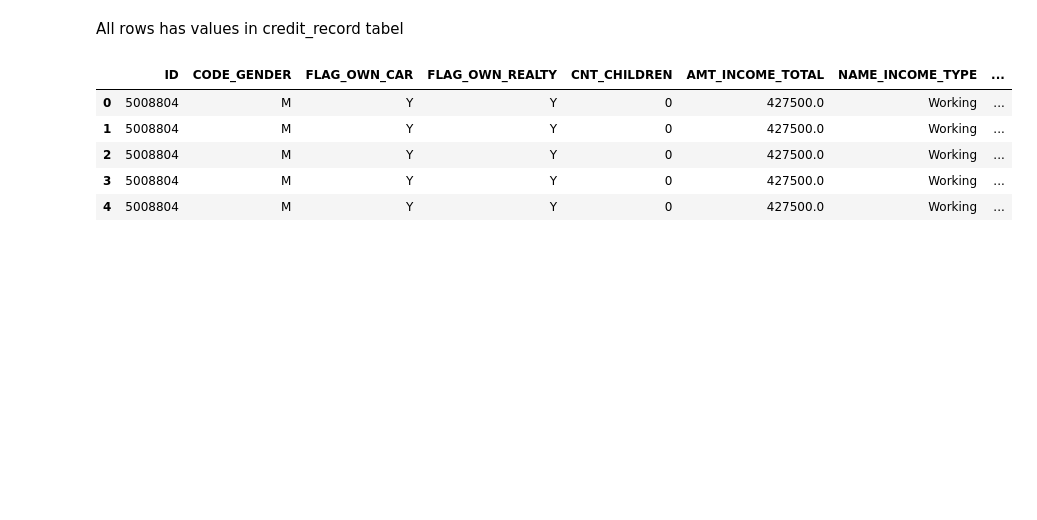
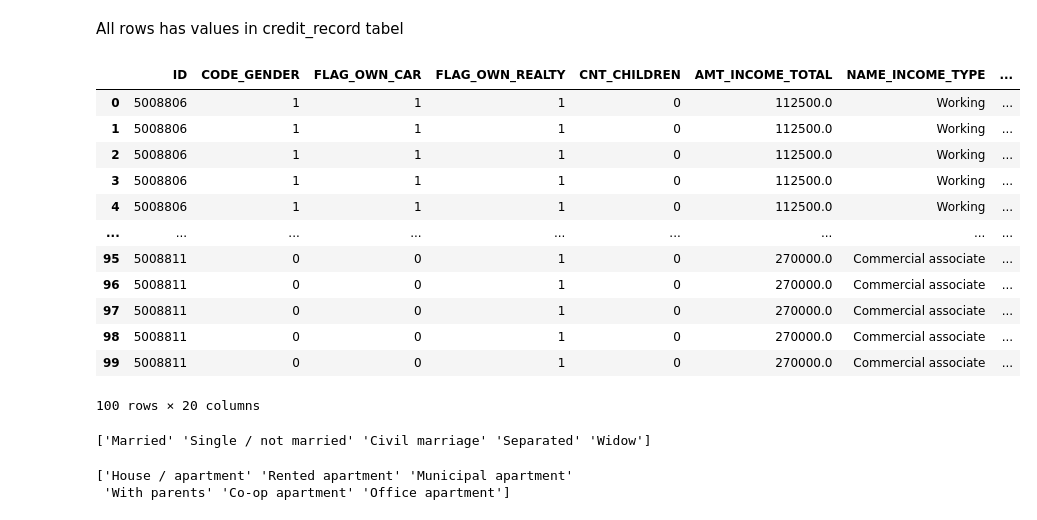
Before and after one commit to lglerdoe/ml_capstone, a Jupyter notebook: Data Wrangling & Exploration Capstone.ipynb, the cells around one changed output. Drawn from its saved outputs; the diff is of its cells as text; code cells hidden in the pictures; blank space fills up the shorter version.

Commit message:
more data clean up

```diff
--- a/Data Wrangling & Exploration Capstone.ipynb
+++ b/Data Wrangling & Exploration Capstone.ipynb
@@ -58,0 +84,20 @@ len(application_record_clean)
+# %%
+application_record_clean = application_record
+# %%
+application_record_clean.loc[application_record['CODE_GENDER'] == 'M', 'CODE_GENDER'] = 1
+application_record_clean.loc[application_record['CODE_GENDER'] == 'F', 'CODE_GENDER'] = 0
+
+application_record_clean.loc[application_record['FLAG_OWN_CAR'] == 'Y', 'FLAG_OWN_CAR'] = 1
+application_record_clean.loc[application_record['FLAG_OWN_CAR'] == 'N', 'FLAG_OWN_CAR'] = 0
+
+application_record_clean.loc[application_record['FLAG_OWN_REALTY'] == 'Y', 'FLAG_OWN_REALTY'] = 1
+application_record_clean.loc[application_record['FLAG_OWN_REALTY'] == 'N', 'FLAG_OWN_REALTY'] = 0
+
+# application_record_clean['FLAG_OWN_CAR'] = np.where(application_record_clean['FLAG_OWN_CAR'] == 'Y', 1, 0)
+# application_record_clean['FLAG_OWN_REALTY'] = np.where(application_record_clean['FLAG_OWN_REALTY'] == 'Y', 1, 0)
+
+# application_record_clean['FLAG_OWN_CAR'].replace(['Y', 'N'], [1, 0])
+# application_record_clean['FLAG_OWN_REALTY'] = application_record['FLAG_OWN_REALTY'].replace(['Y', 'N'], [1, 0])
+# %%
+application_record_clean = application_record_clean.dropna()
+len(application_record_clean)
@@ -101,13 +148,29 @@ len(credit_record_clean)
 # %% [markdown]
 All rows has values in credit_record tabel
 # %%
-record_merged = application_record.merge(credit_record)
+record_merged = application_record_clean.merge(credit_record)
 # %%
-record_merged.head()
+record_merged.head(100)
 # %% [output]
 |  | ID | CODE_GENDER | FLAG_OWN_CAR | FLAG_OWN_REALTY | CNT_CHILDREN | AMT_INCOME_TOTAL | NAME_INCOME_TYPE | ... |
-| 0 | 5008804 | M | Y | Y | 0 | 427500.0 | Working | ... |
-| 1 | 5008804 | M | Y | Y | 0 | 427500.0 | Working | ... |
-| 2 | 5008804 | M | Y | Y | 0 | 427500.0 | Working | ... |
-| 3 | 5008804 | M | Y | Y | 0 | 427500.0 | Working | ... |
-| 4 | 5008804 | M | Y | Y | 0 | 427500.0 | Working | ... |
+| 0 | 5008806 | 1 | 1 | 1 | 0 | 112500.0 | Working | ... |
+| 1 | 5008806 | 1 | 1 | 1 | 0 | 112500.0 | Working | ... |
+| 2 | 5008806 | 1 | 1 | 1 | 0 | 112500.0 | Working | ... |
+| 3 | 5008806 | 1 | 1 | 1 | 0 | 112500.0 | Working | ... |
+| 4 | 5008806 | 1 | 1 | 1 | 0 | 112500.0 | Working | ... |
+| ... | ... | ... | ... | ... | ... | ... | ... | ... |
+| 95 | 5008811 | 0 | 0 | 1 | 0 | 270000.0 | Commercial associate | ... |
+| 96 | 5008811 | 0 | 0 | 1 | 0 | 270000.0 | Commercial associate | ... |
+| 97 | 5008811 | 0 | 0 | 1 | 0 | 270000.0 | Commercial associate | ... |
+| 98 | 5008811 | 0 | 0 | 1 | 0 | 270000.0 | Commercial associate | ... |
+| 99 | 5008811 | 0 | 0 | 1 | 0 | 270000.0 | Commercial associate | ... |
+100 rows × 20 columns
+# %%
+print(record_merged['NAME_FAMILY_STATUS'].unique())
+# %% [output]
+['Married' 'Single / not married' 'Civil marriage' 'Separated' 'Widow']
+# %%
+print(record_merged['NAME_HOUSING_TYPE'].unique())
+# %% [output]
+['House / apartment' 'Rented apartment' 'Municipal apartment'
+ 'With parents' 'Co-op apartment' 'Office apartment']
```
Also changed, not shown: parts of 7 cells of this notebook, 2 other files.
